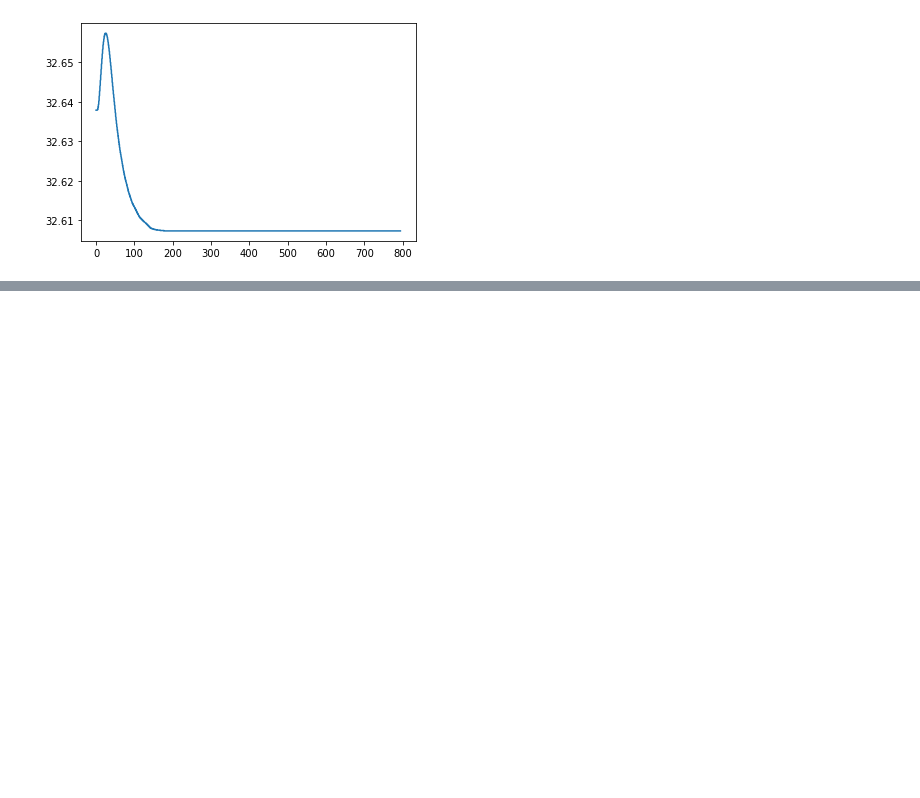
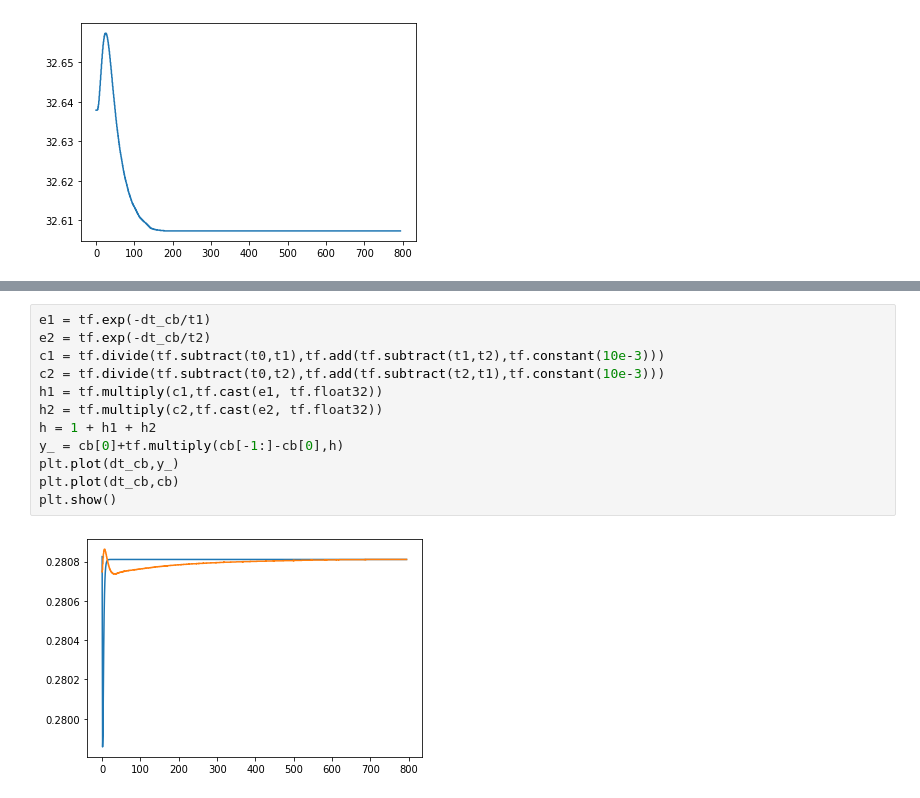
Before and after one commit to refaaksi/PSI, a Jupyter notebook: reg_v10.ipynb, the cells around one changed output, grey strips where cells are left out. Cells and saved outputs as stored; diff of their text form; blank space fills up the shorter version.

```diff
--- a/reg_v10.ipynb
+++ b/reg_v10.ipynb
@@ -164,0 +239,14 @@ tf.Tensor(0.045843836, shape=(), dtype=float32)
+# %%
+e1 = tf.exp(-dt_cb/t1)
+e2 = tf.exp(-dt_cb/t2)
+c1 = tf.divide(tf.subtract(t0,t1),tf.add(tf.subtract(t1,t2),tf.constant(10e-3)))
+c2 = tf.divide(tf.subtract(t0,t2),tf.add(tf.subtract(t2,t1),tf.constant(10e-3)))
+h1 = tf.multiply(c1,tf.cast(e1, tf.float32))
+h2 = tf.multiply(c2,tf.cast(e2, tf.float32))
+h = 1 + h1 + h2
+y_ = cb[0]+tf.multiply(cb[-1:]-cb[0],h)
+plt.plot(dt_cb,y_)
+plt.plot(dt_cb,cb)
+plt.show()
+# %% [output]
+[figure, added]
```
Also changed, not shown: parts of 8 cells of this notebook.
